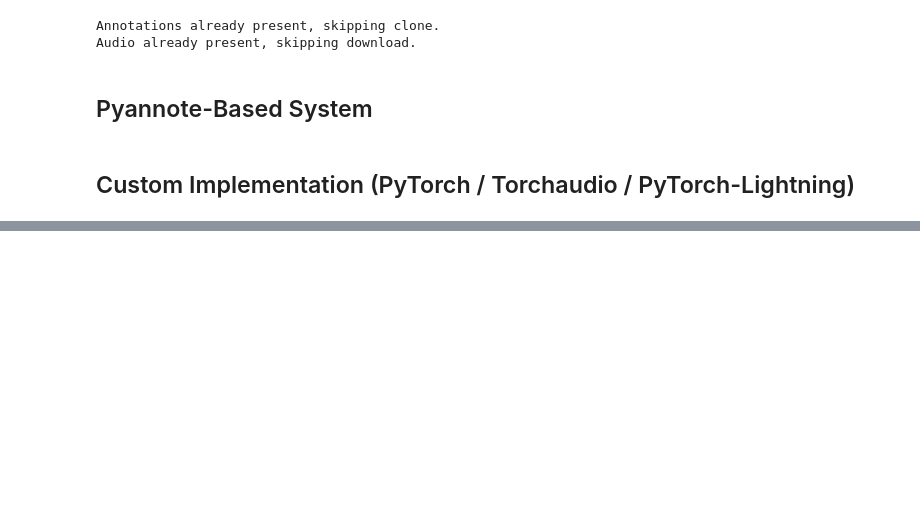
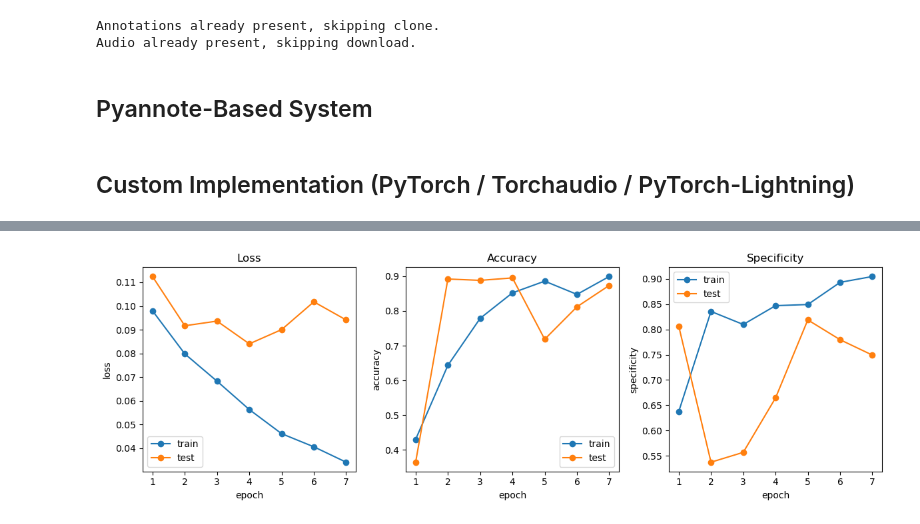
Before and after one commit to ALEGATOR1209/kse-deep-audio-lab2, a Jupyter notebook: lab2.ipynb, the cells around one changed output, grey strips where cells are left out. Drawn from its saved outputs; the diff is of its cells as text; code cells hidden in the pictures; blank space fills up the shorter version.

```diff
--- a/lab2.ipynb
+++ b/lab2.ipynb
@@ -19,12 +19,15 @@ Audio already present, skipping download.
 ## Custom Implementation (PyTorch / Torchaudio / PyTorch-Lightning)
 # %%
 from pathlib import Path
-from src.dataset import VoxConverseDataset, make_collate_fn
+from src.dataset import VoxConverseDataset, AudioSampler, make_collate_fn
 from torch.utils.data import DataLoader
+import soundfile as sf
 
 DATA_DIR = Path("data")
 AUDIO_DIR = DATA_DIR / "audio"
 ANNOTATIONS_DIR = DATA_DIR / "annotations"
+IMG_DIR = Path("img")
+MODELS_DIR = Path("models")
 DIR_DEV = "dev"
 DIR_TEST = "test"
 SAMPLE_RATE = 16_000
@@ -42,15 +45,18 @@ dataset_test = VoxConverseDataset(
   sample_rate=SAMPLE_RATE,
 )
 
+dev_lengths  = [sf.info(p).frames for p in dataset_dev.audio_files]
+test_lengths = [sf.info(p).frames for p in dataset_test.audio_files]
+
 dataloader_dev = DataLoader(
   dataset_dev,
-  shuffle=False,
+  batch_sampler=AudioSampler(dev_lengths, batch_size=8, shuffle=True),
   collate_fn=make_collate_fn(HOP, SAMPLE_RATE),
 )
 
 dataloader_test = DataLoader(
   dataset_test,
-  shuffle=True,
+  batch_sampler=AudioSampler(dev_lengths, batch_size=8, shuffle=False),
   collate_fn=make_collate_fn(HOP, SAMPLE_RATE),
 )
 # %% [markdown]
@@ -177,11 +203,11 @@ class VoiceActivityDetector(nn.Module):
 # %%
 from torchmetrics import MetricCollection
 from torchmetrics.classification import (
-    BinaryAccuracy, BinaryPrecision, BinaryRecall, BinaryF1Score
+    BinaryAccuracy, BinaryPrecision, BinaryRecall, BinaryF1Score, BinarySpecificity
 )
 
 device = "cuda" if torch.cuda.is_available() else "mps" if torch.backends.mps.is_available() else "cpu"
-epochs = 3
+epochs = 7
 lr = 1e-3
 
 print(f"Device: {device}")
@@ -194,7 +220,7 @@ vad = VoiceActivityDetector(
   )
 )
 
-def fmt_metrics(metrics, order=("acc", "P", "R", "F1")):
+def fmt_metrics(metrics, order=("acc", "P", "R", "F1", "spec")):
     return " | ".join(f"{k} {metrics[k].item():.3f}" for k in order)
 
 def evaluate_vad(model, x, loss, metrics, opt=None, i=0):
@@ -211,14 +237,18 @@ def evaluate_vad(model, x, loss, metrics, opt=None, i=0):
     opt.zero_grad()
 
   stats = metrics(torch.sigmoid(pred), labels.int())
-  if i % 50 == 0 or i == 1:
-    print(f"  batch {i:3d} | loss {lvalue.item():.4f} | " +
-      " | ".join(f"{k} {v:.3f}" for k, v in stats.items()))
+  if i % 10 == 0 or i == 1:
+    print(f"  batch {i:3d} | loss {lvalue.item():.4f} | " + fmt_metrics(stats))
+
+  return lvalue.item()
 
 def train():
   vad.to(device)
 
-  loss = nn.BCEWithLogitsLoss()
+  frac = 0.936
+  pos_weight = torch.tensor([(1 - frac) / frac], device=device)
+  loss = nn.BCEWithLogitsLoss(pos_weight=pos_weight)
+
   opt = torch.optim.Adam(vad.parameters(), lr=lr)
 
   train_metrics = MetricCollection({
@@ -226,28 +256,75 @@ def train():
     "P":   BinaryPrecision(),
     "R":   BinaryRecall(),
     "F1":  BinaryF1Score(),
+    "spec": BinarySpecificity(),
   }).to(device)
 
   test_metrics = train_metrics.clone().to(device)
 
+  history = {
+    "train_loss": [],
+    "test_loss": [],
+    "train_acc": [],
+    "test_acc": [],
+    "train_spec": [],
+    "test_spec": [],
+  }
+
   for epoch in range(epochs):
     print(f"===== EPOCH {epoch + 1}/{epochs} - train =====")
     vad.train()
+    epoch_loss = 0.0
     for i, x in enumerate(dataloader_dev):
-      evaluate_vad(vad, x, loss, train_metrics, opt, i + 1)
+      epoch_loss += evaluate_vad(vad, x, loss, train_metrics, opt, i + 1)
 
-    print(f"train | {fmt_metrics(train_metrics.compute())}")
+    train_stats = train_metrics.compute()
+    history["train_loss"].append(epoch_loss / len(dataloader_dev))
+    history["train_acc"].append(train_stats["acc"].item())
+    history["train_spec"].append(train_stats["spec"].item())
+    print(f"train | {fmt_metrics(train_stats)}")
     train_metrics.reset()
 
+    print(f"===== EPOCH {epoch + 1}/{epochs} - test =====")
     vad.eval()
-    print(f"===== EPOCH {epoch + 1}/{epochs} - test =====")
+    epoch_loss = 0.0
     with torch.no_grad():
       for i, x in enumerate(dataloader_test):
-        evaluate_vad(vad, x, loss, test_metrics, opt=None, i=i + 1)
+        epoch_loss += evaluate_vad(vad, x, loss, test_metrics, opt=None, i=i + 1)
 
-    print(f"test  | {fmt_metrics(test_metrics.compute())}")
+    test_stats = test_metrics.compute()
+    history["test_loss"].append(epoch_loss / len(dataloader_test))
+    history["test_acc"].append(test_stats["acc"].item())
+    history["test_spec"].append(test_stats["spec"].item())
+    print(f"test  | {fmt_metrics(test_stats)}")
     test_metrics.reset()
 
-train()
+  return history
+
+def plot_history(history):
+  xs = range(1, len(history["train_loss"]) + 1)
+  fig, (ax1, ax2, ax3) = plt.subplots(1, 3, figsize=(12, 4))
+
+  ax1.plot(xs, history["train_loss"], marker="o", label="train")
+  ax1.plot(xs, history["test_loss"],  marker="o", label="test")
+  ax1.set(title="Loss", xlabel="epoch", ylabel="loss")
+  ax1.legend()
+
+  ax2.plot(xs, history["train_acc"], marker="o", label="train")
+  ax2.plot(xs, history["test_acc"],  marker="o", label="test")
+  ax2.set(title="Accuracy", xlabel="epoch", ylabel="accuracy")
+  ax2.legend()
+
+  ax3.plot(xs, history["train_spec"], marker="o", label="train")
+  ax3.plot(xs, history["test_spec"],  marker="o", label="test")
+  ax3.set(title="Specificity", xlabel="epoch", ylabel="specificity")
+  ax3.legend()
+
+  fig.tight_layout()
+  return fig
+
+history = train()
+fig = plot_history(history)
+fig.savefig(IMG_DIR / "vad_metrics.png", dpi=150, bbox_inches="tight")
+fig.show()
 # %% [output]
 Device: mps
@@ -269,0 +347 @@ test  | acc 0.910 | P 0.918 | R 0.987 | F1 0.951
+[figure, added]
```
Also changed, not shown: parts of 4 cells of this notebook, 5 other files.
